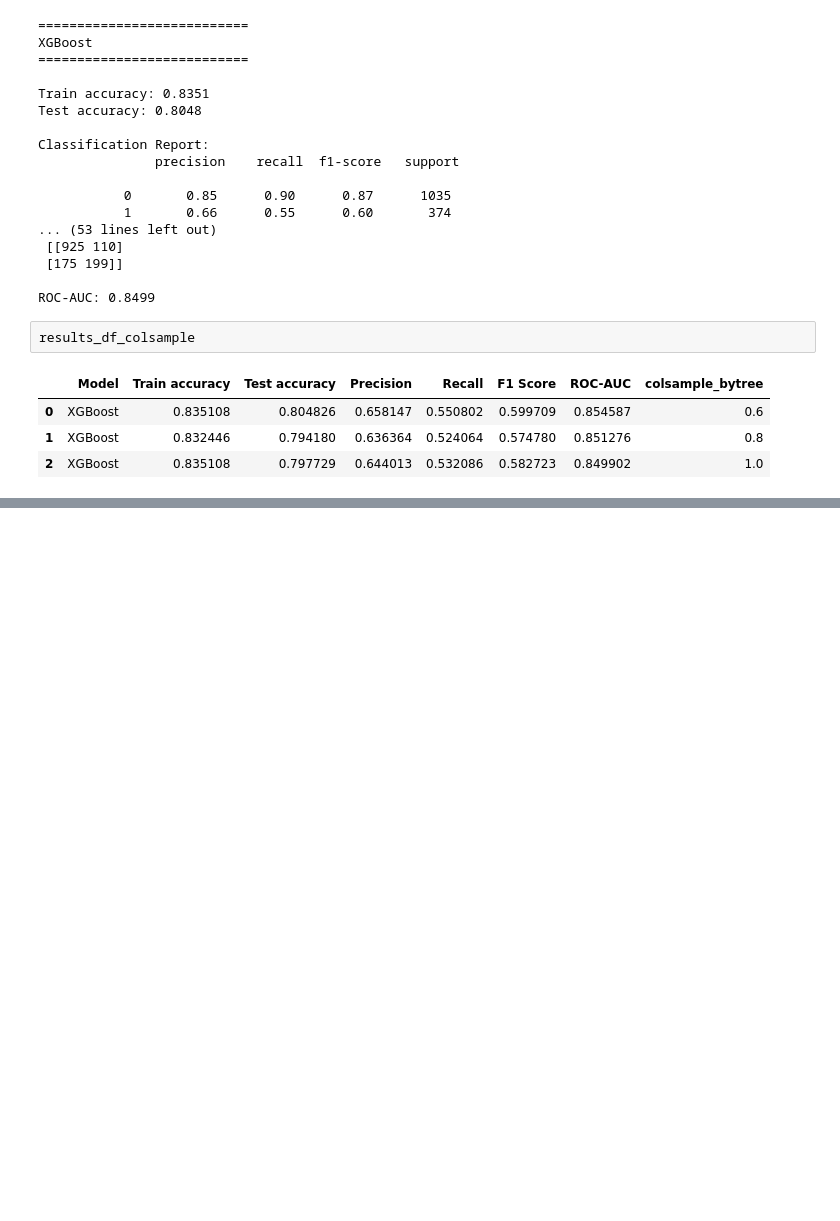
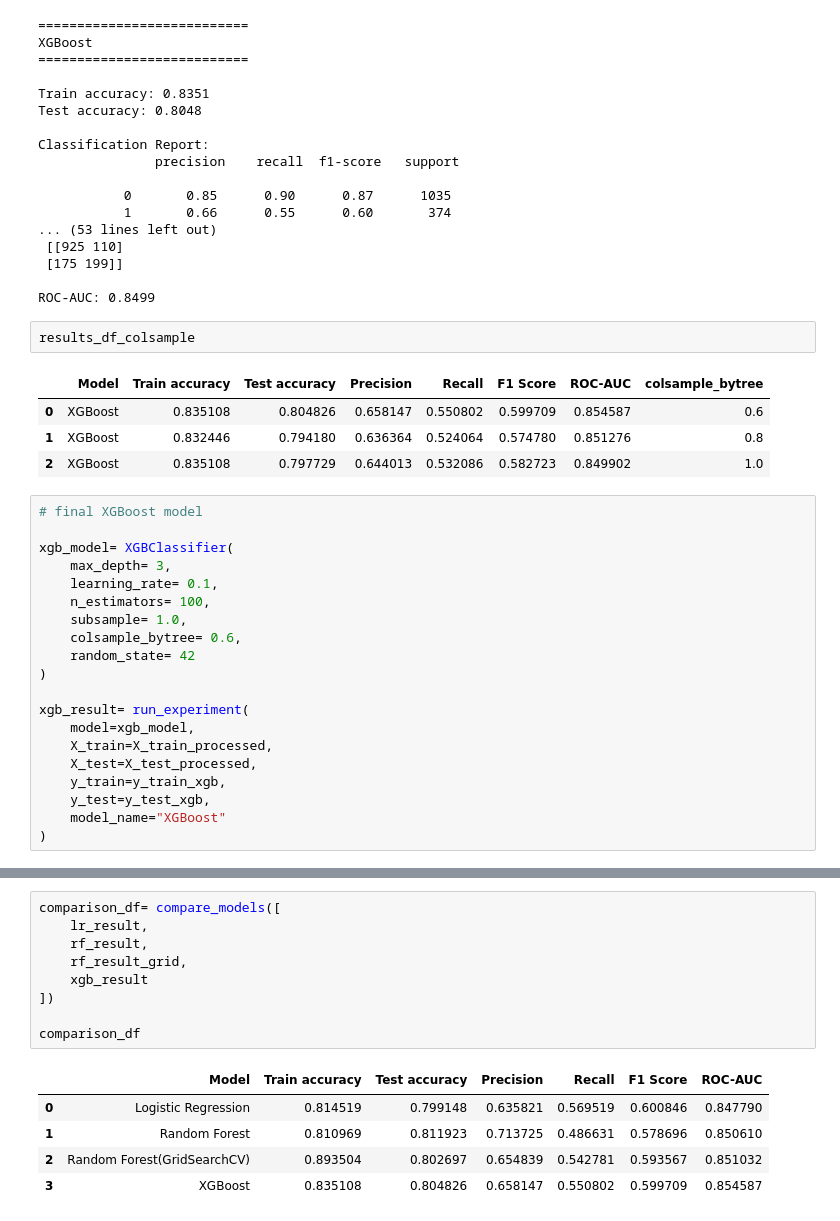
Before and after one commit to ashutoshkumar101/customer-churn-prediction, a Jupyter notebook: notebooks/03_modeling.ipynb, the cells around one changed output, grey strips where cells are left out. Saved outputs shown, nothing was run; the diff lists cells and outputs as text; blank space fills up the shorter version.

```diff
--- a/notebooks/03_modeling.ipynb
+++ b/notebooks/03_modeling.ipynb
@@ -429,3 +430,23 @@ results_df_colsample
 | 0 | XGBoost | 0.835108 | 0.804826 | 0.658147 | 0.550802 | 0.599709 | 0.854587 | 0.6 |
 | 1 | XGBoost | 0.832446 | 0.794180 | 0.636364 | 0.524064 | 0.574780 | 0.851276 | 0.8 |
 | 2 | XGBoost | 0.835108 | 0.797729 | 0.644013 | 0.532086 | 0.582723 | 0.849902 | 1.0 |
+# %%
+# final XGBoost model
+
+xgb_model= XGBClassifier(
+    max_depth= 3,
+    learning_rate= 0.1,
+    n_estimators= 100,
+    subsample= 1.0,
+    colsample_bytree= 0.6,
+    random_state= 42
+)
+
+xgb_result= run_experiment(
+    model=xgb_model,
+    X_train=X_train_processed,
+    X_test=X_test_processed,
+    y_train=y_train_xgb,
+    y_test=y_test_xgb,
+    model_name="XGBoost"
+)
@@ -431,0 +471,15 @@ results_df_colsample
+# %%
+comparison_df= compare_models([
+    lr_result,
+    rf_result,
+    rf_result_grid,
+    xgb_result
+])
+
+comparison_df
+# %% [output]
+|  | Model | Train accuracy | Test accuracy | Precision | Recall | F1 Score | ROC-AUC |
+| 0 | Logistic Regression | 0.814519 | 0.799148 | 0.635821 | 0.569519 | 0.600846 | 0.847790 |
+| 1 | Random Forest | 0.810969 | 0.811923 | 0.713725 | 0.486631 | 0.578696 | 0.850610 |
+| 2 | Random Forest(GridSearchCV) | 0.893504 | 0.802697 | 0.654839 | 0.542781 | 0.593567 | 0.851032 |
+| 3 | XGBoost | 0.835108 | 0.804826 | 0.658147 | 0.550802 | 0.599709 | 0.854587 |
```
Also changed, not shown: parts of 11 cells of this notebook, 1 other file.
